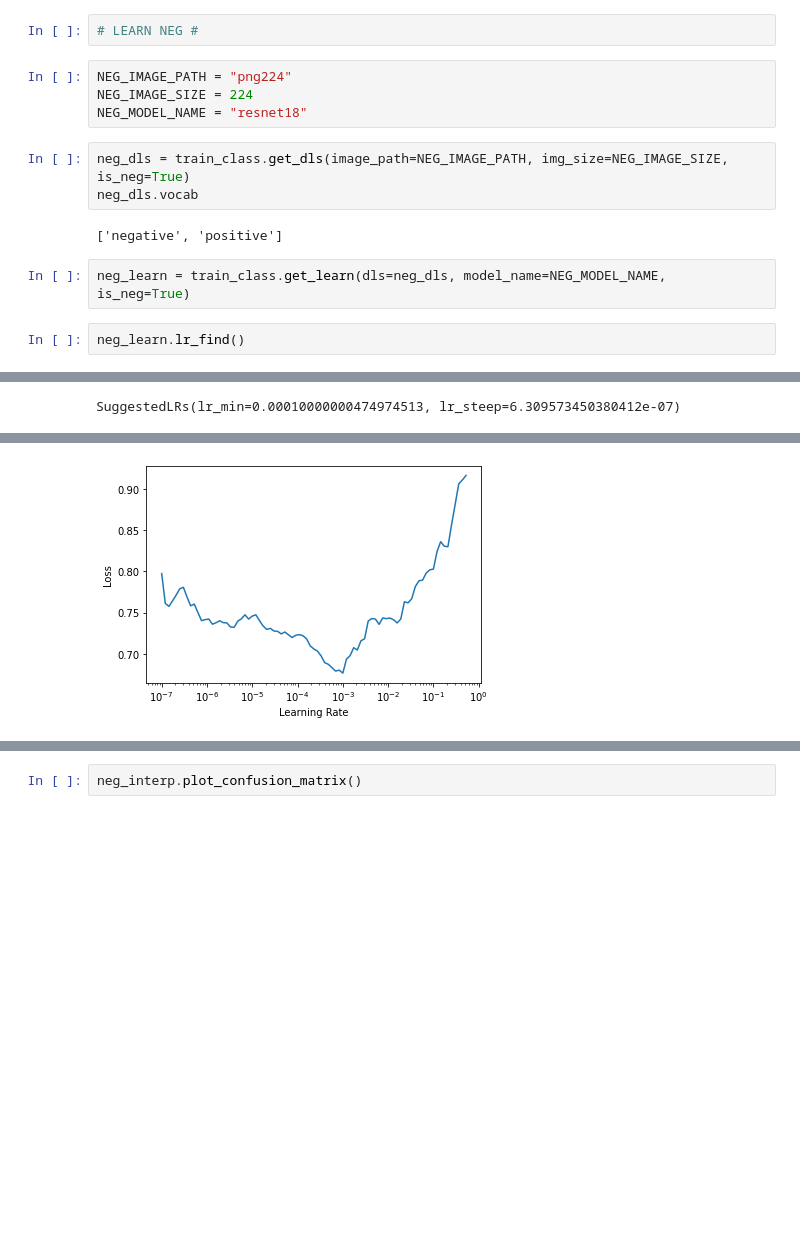
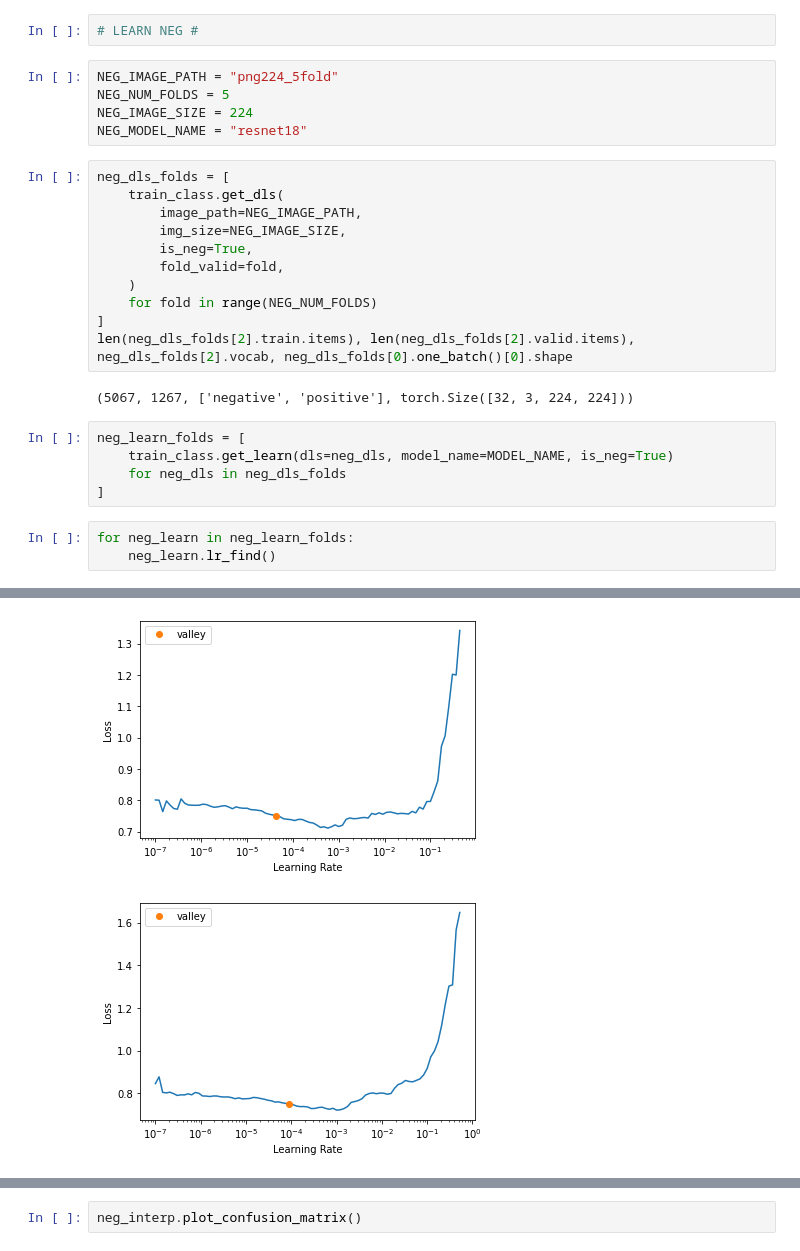
Before and after one commit to vdefont/covid_detection, a Jupyter notebook: train_class.ipynb, the cells around one changed output, grey strips where cells are left out. Saved outputs shown, nothing was run; the diff lists cells and outputs as text; blank space fills up the shorter version.

```diff
--- a/train_class.ipynb
+++ b/train_class.ipynb
@@ -104,18 +164,30 @@ interp.plot_top_losses(25, nrows=5)
 # %%
 # LEARN NEG #
 # %%
-NEG_IMAGE_PATH = "png224"
+NEG_IMAGE_PATH = "png224_5fold"
+NEG_NUM_FOLDS = 5
 NEG_IMAGE_SIZE = 224
 NEG_MODEL_NAME = "resnet18"
 # %%
-neg_dls = train_class.get_dls(image_path=NEG_IMAGE_PATH, img_size=NEG_IMAGE_SIZE, is_neg=True)
-neg_dls.vocab
+neg_dls_folds = [
+    train_class.get_dls(
+        image_path=NEG_IMAGE_PATH,
+        img_size=NEG_IMAGE_SIZE,
+        is_neg=True,
+        fold_valid=fold,
+    )
+    for fold in range(NEG_NUM_FOLDS)
+]
+len(neg_dls_folds[2].train.items), len(neg_dls_folds[2].valid.items), neg_dls_folds[2].vocab, neg_dls_folds[0].one_batch()[0].shape
 # %% [output]
-['negative', 'positive']
+(5067, 1267, ['negative', 'positive'], torch.Size([32, 3, 224, 224]))
 # %%
-neg_learn = train_class.get_learn(dls=neg_dls, model_name=NEG_MODEL_NAME, is_neg=True)
+neg_learn_folds = [
+    train_class.get_learn(dls=neg_dls, model_name=MODEL_NAME, is_neg=True)
+    for neg_dls in neg_dls_folds
+]
 # %%
-neg_learn.lr_find()
+for neg_learn in neg_learn_folds:
+    neg_learn.lr_find()
 # %% [output]
 [interactive output not drawn]
-SuggestedLRs(lr_min=0.00010000000474974513, lr_steep=6.309573450380412e-07)
@@ -122 +198,2 @@ SuggestedLRs(lr_min=0.00010000000474974513, lr_steep=6.309573450380412e-07)
-[figure, old version]
+[figure, new version]
+[figure, added]
```
Also changed, not shown: parts of 22 cells of this notebook, 5 other files.
